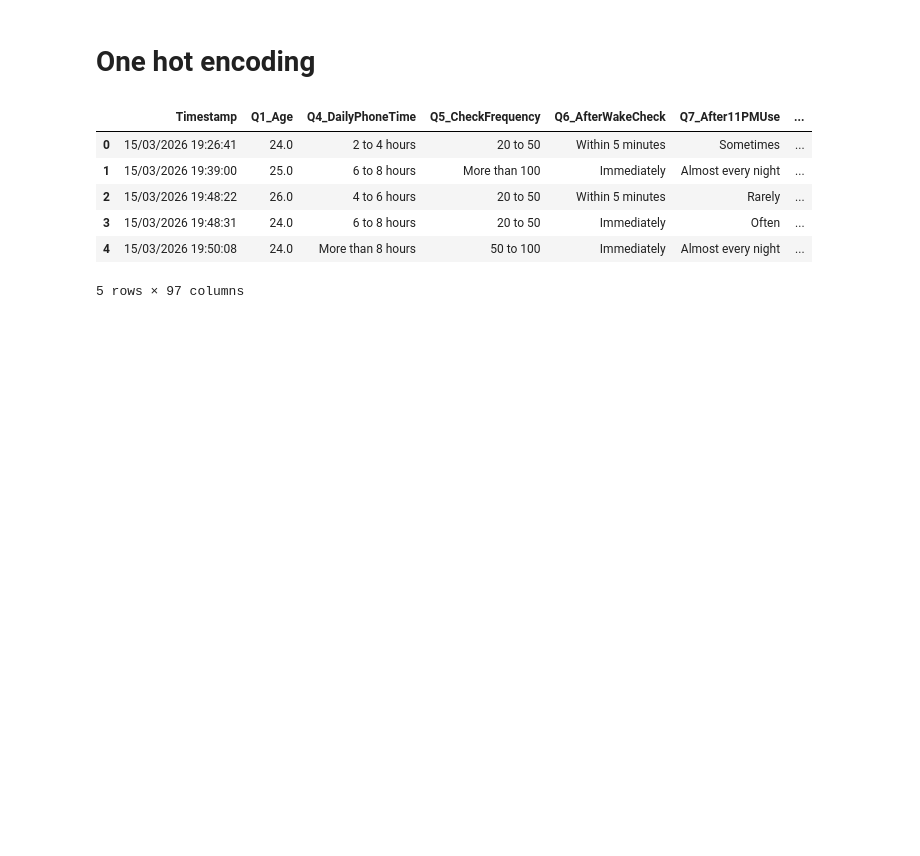
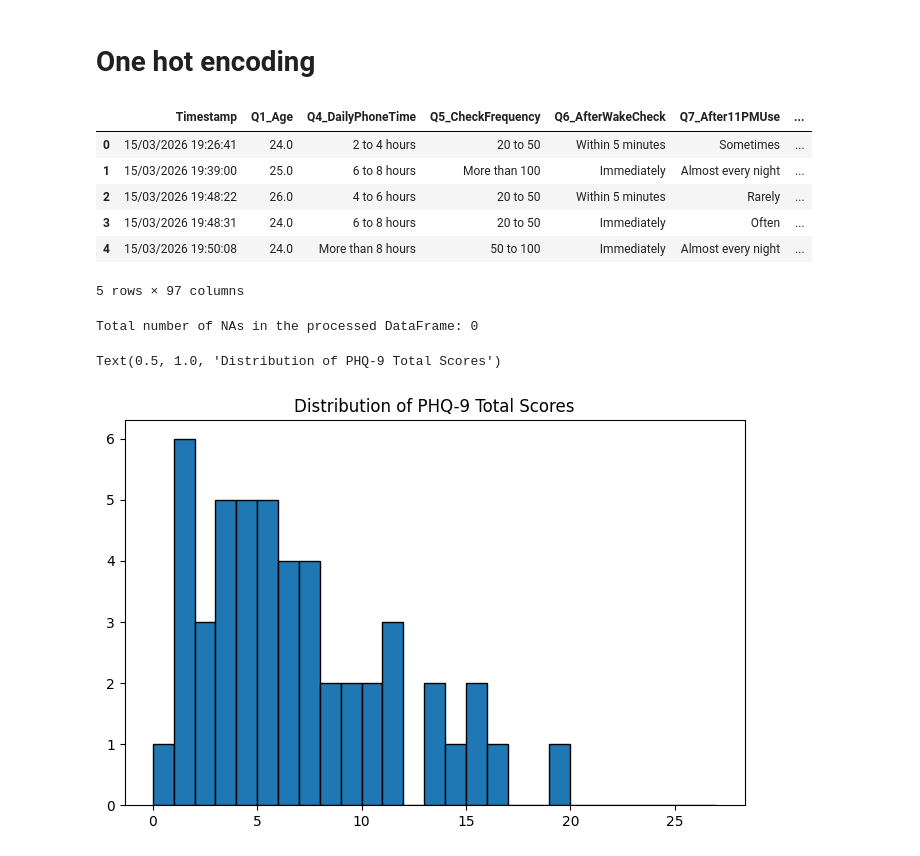
Before and after one commit to beckhamtoh/DSA4262-Addictive-and-Depressive-Phone-Usage, a Jupyter notebook: notebooks/data_processing.ipynb, the cells around one changed output. Drawn from its saved outputs; the diff is of its cells as text; code cells hidden in the pictures; blank space fills up the shorter version.

```diff
--- a/notebooks/data_processing.ipynb
+++ b/notebooks/data_processing.ipynb
@@ -97,7 +97,7 @@ stop_time_map = {
 
 social_media_time_map = {
     "Less than 30 minutes": 1,
-    "30 minutes to 60 minutes": 2,
+    "30 to 60 minutes": 2,
     "1 to 2 hours": 3,
     "2 to 4 hours": 4,
     "More than 4 hours": 5
@@ -210,3 +210,9 @@ df_model.head()
 | 3 | 15/03/2026 19:48:31 | 24.0 | 6 to 8 hours | 20 to 50 | Immediately | Often | ... |
 | 4 | 15/03/2026 19:50:08 | 24.0 | More than 8 hours | 50 to 100 | Immediately | Almost every night | ... |
 5 rows × 97 columns
+# %%
+# count number of NAs total
+total_nas = df_model.isna().sum().sum()
+print(f"Total number of NAs in the processed DataFrame: {total_nas}")
+# %% [output]
+Total number of NAs in the processed DataFrame: 0
@@ -212,0 +222,8 @@ df_model.head()
+# %%
+# plot distribution of PHQ-9 total scores
+plt.figure(figsize=(8, 5))
+plt.hist(df_model["PHQ9_Total"], bins=range(0, 28), edgecolor='black')
+plt.title("Distribution of PHQ-9 Total Scores")
+# %% [output]
+Text(0.5, 1.0, 'Distribution of PHQ-9 Total Scores')
+[figure, added]
```
Also changed, not shown: parts of 2 cells of this notebook, 1 other file.
